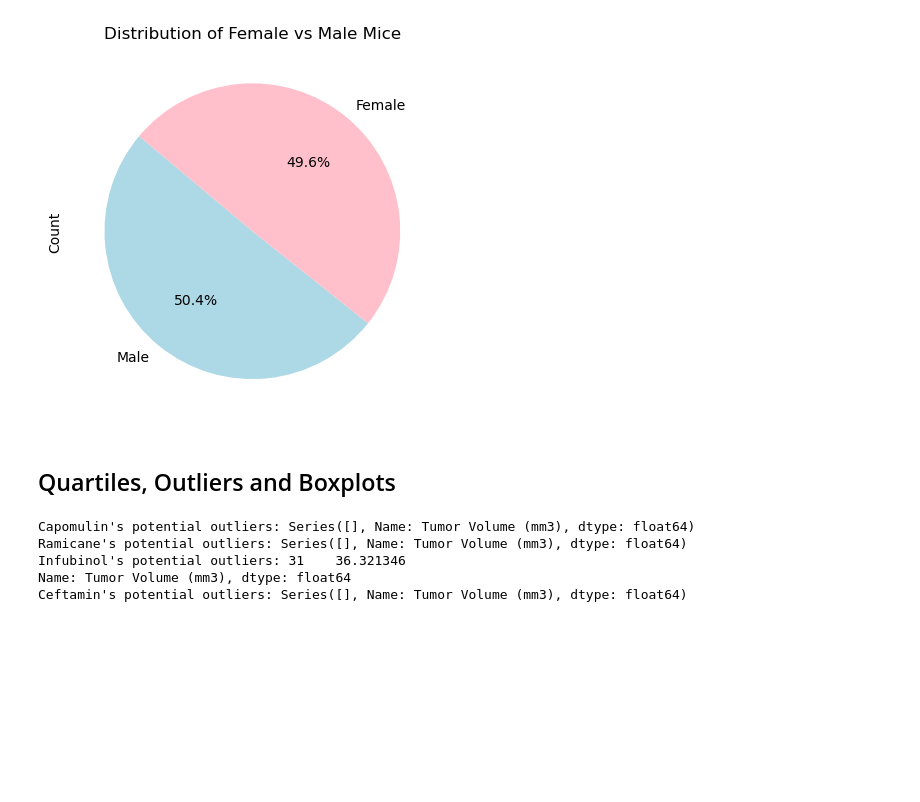
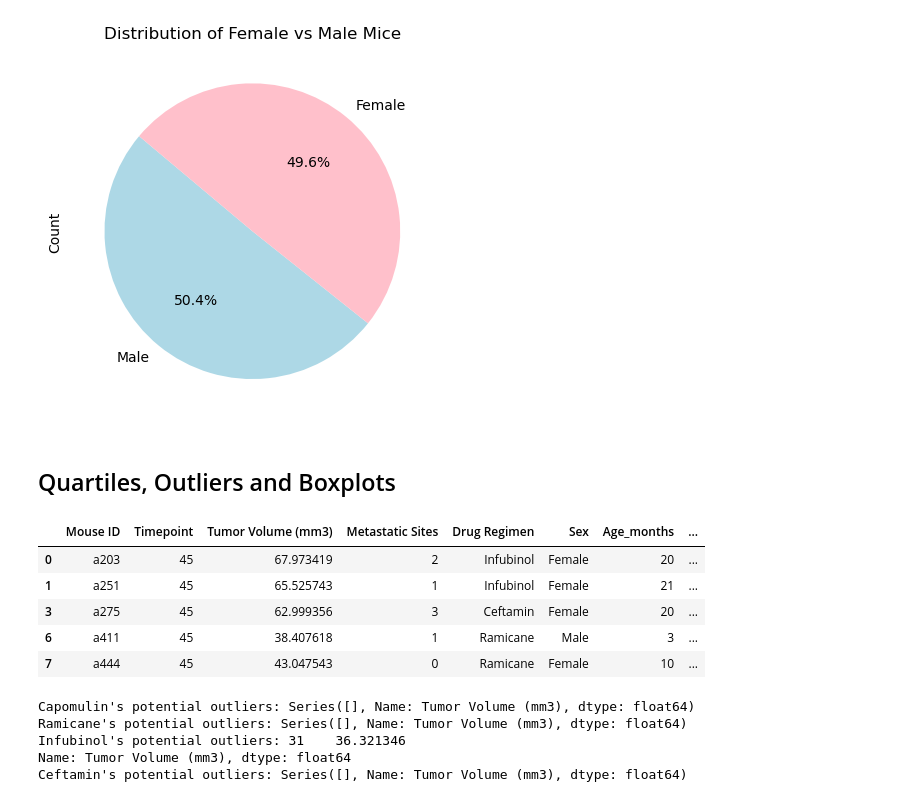
Before and after one commit to Daemch/Matplotlib_challenge, a Jupyter notebook: Pymaceuticals/pymaceuticals_analysis.ipynb, the cells around one changed output. Drawn from its saved outputs; the diff is of its cells as text; code cells hidden in the pictures; blank space fills up the shorter version.

```diff
--- a/Pymaceuticals/pymaceuticals_analysis.ipynb
+++ b/Pymaceuticals/pymaceuticals_analysis.ipynb
@@ -186,10 +186,19 @@ plt.show()
 # %%
 # Calculate the final tumor volume of each mouse across four of the treatment regimens:
 # Capomulin, Ramicane, Infubinol, and Ceftamin
 
-# Start by getting the last (greatest) timepoint for each mouse
+# Get the last (greatest) timepoint for each mouse
+last_gr_timepoint = clean_combined_data_df.groupby('Mouse ID')['Timepoint'].max().reset_index()
+# Merge this group df with the original DataFrame to get the tumor volume at the last timepoint
+tum_vol_merge_df = pd.merge(last_gr_timepoint, clean_combined_data_df, on=['Mouse ID', 'Timepoint'], how='left')
 
-
-# Merge this group df with the original DataFrame to get the tumor volume at the last timepoint
+fin_tum_vol_fr_dr=tum_vol_merge_df[tum_vol_merge_df['Drug Regimen'].isin(['Capomulin', 'Ramicane', 'Infubinol', 'Ceftamin'])]
+# %% [output]
+|  | Mouse ID | Timepoint | Tumor Volume (mm3) | Metastatic Sites | Drug Regimen | Sex | Age_months | ... |
+| 0 | a203 | 45 | 67.973419 | 2 | Infubinol | Female | 20 | ... |
+| 1 | a251 | 45 | 65.525743 | 1 | Infubinol | Female | 21 | ... |
+| 3 | a275 | 45 | 62.999356 | 3 | Ceftamin | Female | 20 | ... |
+| 6 | a411 | 45 | 38.407618 | 1 | Ramicane | Male | 3 | ... |
+| 7 | a444 | 45 | 43.047543 | 0 | Ramicane | Female | 10 | ... |
 # %%
 # Put treatments into a list for for loop (and later for plot labels)
```
Also changed, not shown: parts of 5 cells of this notebook.
